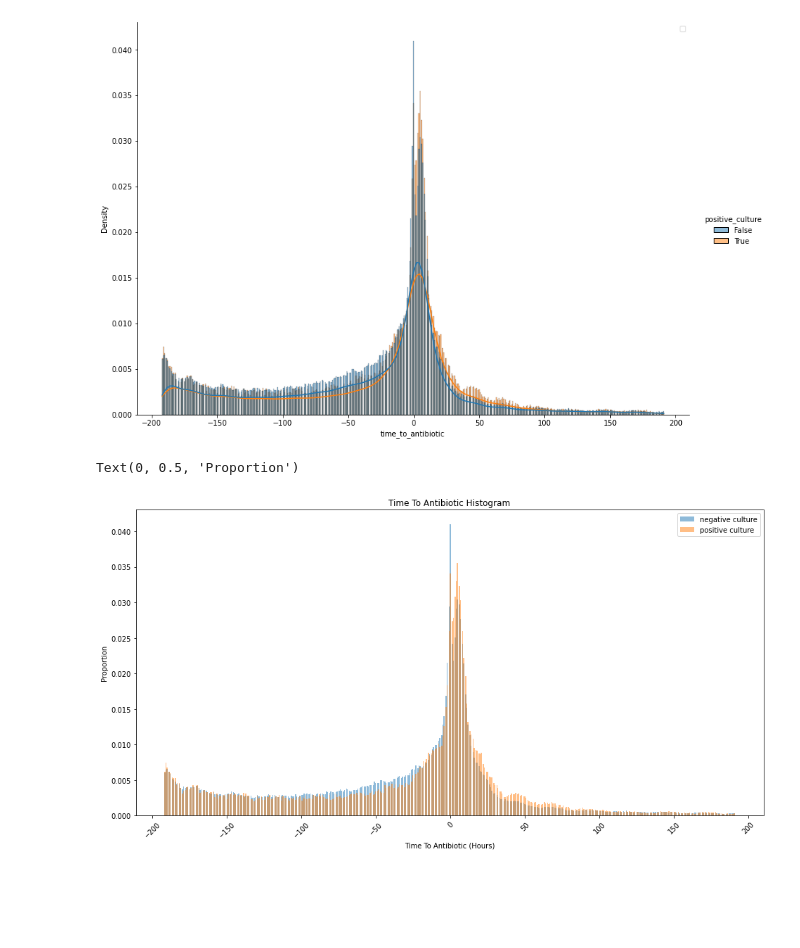
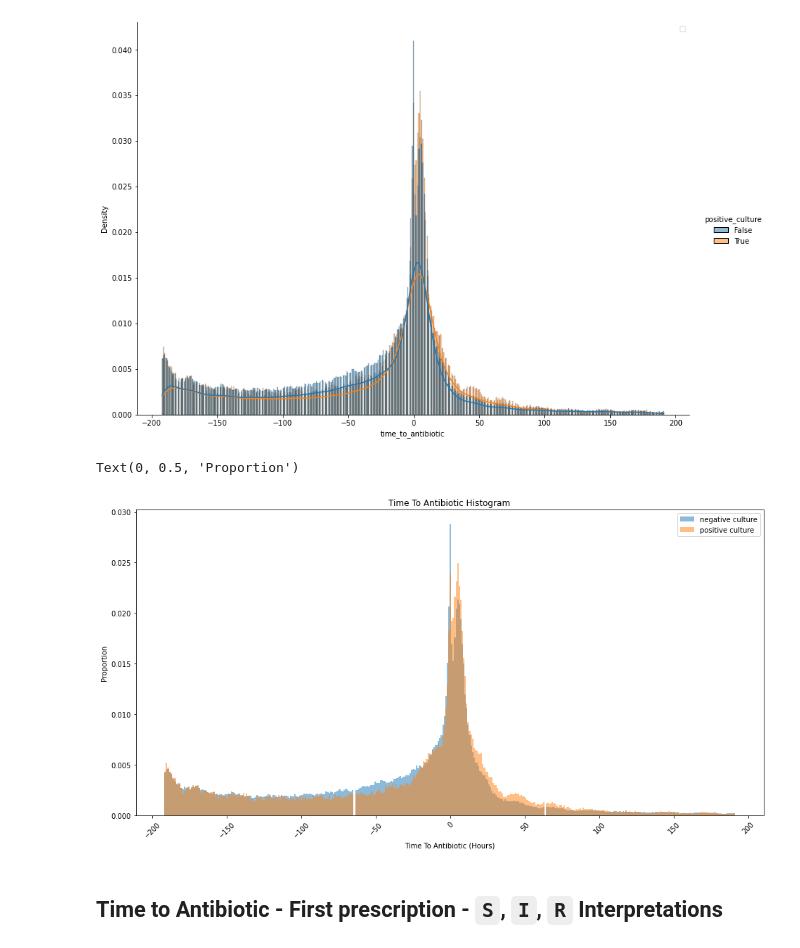
Before and after one commit to ryashpal/ML, a Jupyter notebook: mortality/explore_microbiology_cultures.ipynb, the cells around one changed output. Cells and saved outputs as stored; diff of their text form; code cells hidden in the pictures; blank space fills up the shorter version.

Commit message:
few more time-to-antibiotic graphs

```diff
--- a/mortality/explore_microbiology_cultures.ipynb
+++ b/mortality/explore_microbiology_cultures.ipynb
@@ -856,16 +861,18 @@ No artists with labels found to put in legend.  Note that artists whose label st
 # %%
 from matplotlib import pyplot as plt
 
 fig, ax = plt.subplots(figsize=(16, 8))
 plt.xticks(rotation = 45)
-plt.hist(timeToAntibioticDf4[timeToAntibioticDf4.positive_culture == False].time_to_antibiotic, density=True, bins=550, alpha=0.5, label='negative culture')
-plt.hist(timeToAntibioticDf4[timeToAntibioticDf4.positive_culture == True].time_to_antibiotic, density=True, bins=550, alpha=0.5, label='positive culture')
+plt.hist(timeToAntibioticDf4[timeToAntibioticDf4.positive_culture == False].time_to_antibiotic, density=True, bins=386, alpha=0.5, label='negative culture')
+plt.hist(timeToAntibioticDf4[timeToAntibioticDf4.positive_culture == True].time_to_antibiotic, density=True, bins=386, alpha=0.5, label='positive culture')
 
 plt.legend(loc='upper right')
 
 ax.set_title('Time To Antibiotic Histogram')
 ax.set_xlabel('Time To Antibiotic (Hours)')
 ax.set_ylabel('Proportion')
 # %% [output]
 Text(0, 0.5, 'Proportion')
-[figure, old version]
+[figure, new version]
+# %% [markdown]
+## Time to Antibiotic - First prescription - `S`, `I`, `R` Interpretations
```
Also changed, not shown: parts of 15 cells of this notebook.
